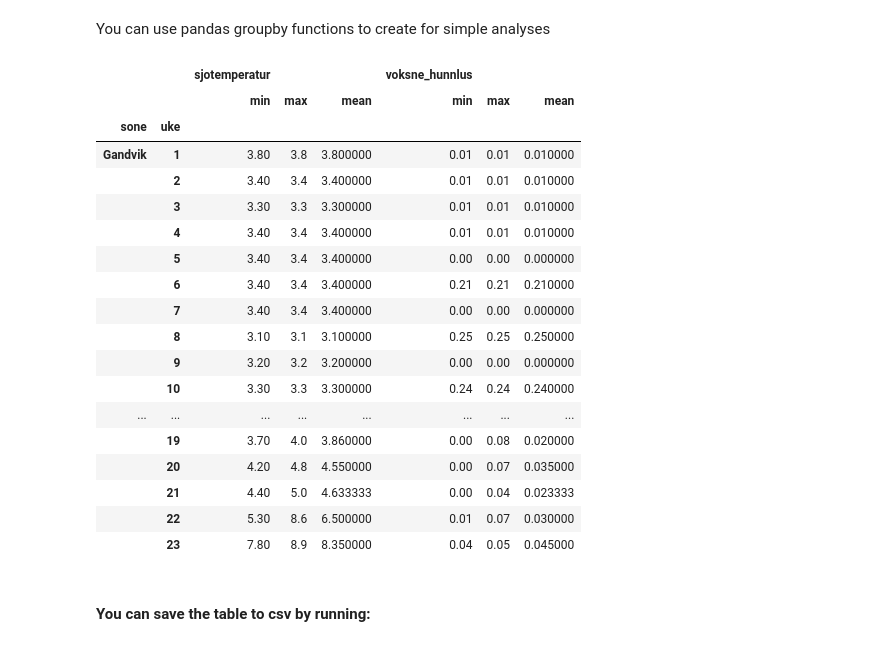
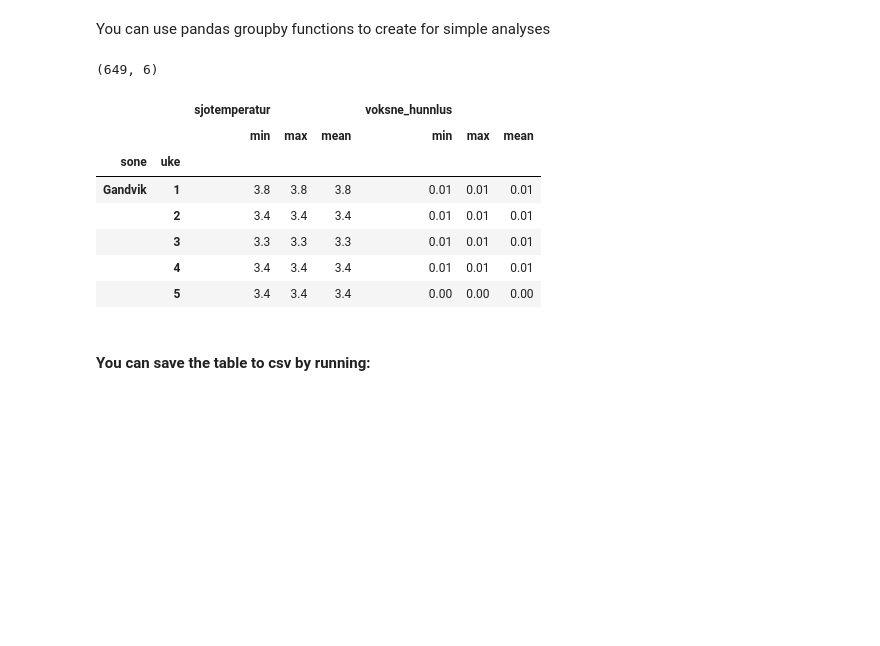
Before and after one commit to C4IROcean/OceanDataConnector, a Jupyter notebook: data/lusedata/Lusedata_app.ipynb, the cells around one changed output. Saved outputs shown, nothing was run; the diff lists cells and outputs as text; code cells hidden in the pictures; blank space fills up the shorter version.

```diff
--- a/data/lusedata/Lusedata_app.ipynb
+++ b/data/lusedata/Lusedata_app.ipynb
@@ -226,29 +173,21 @@ df[(df.uke == 2) & (df.voksne_hunnlus > 0.2)]
 # %% [markdown]
 You can use pandas groupby functions to create for simple analyses
 # %%
-df.groupby(["sone", "uke"]).agg(
+df_aggr = df.groupby(["sone", "uke"]).agg(
     {"sjotemperatur": ["min", "max", "mean"], "voksne_hunnlus": ["min", "max", "mean"]}
 )
+print(df_aggr.shape)
+df_aggr.head()
 # %% [output]
+(649, 6)
 |  |  | sjotemperatur |  |  | voksne_hunnlus |  |  |
 |  |  | min | max | mean | min | max | mean |
 | sone | uke |  |  |  |  |  |  |
-| Gandvik | 1 | 3.80 | 3.8 | 3.800000 | 0.01 | 0.01 | 0.010000 |
-|  | 2 | 3.40 | 3.4 | 3.400000 | 0.01 | 0.01 | 0.010000 |
-|  | 3 | 3.30 | 3.3 | 3.300000 | 0.01 | 0.01 | 0.010000 |
-|  | 4 | 3.40 | 3.4 | 3.400000 | 0.01 | 0.01 | 0.010000 |
-|  | 5 | 3.40 | 3.4 | 3.400000 | 0.00 | 0.00 | 0.000000 |
-|  | 6 | 3.40 | 3.4 | 3.400000 | 0.21 | 0.21 | 0.210000 |
-|  | 7 | 3.40 | 3.4 | 3.400000 | 0.00 | 0.00 | 0.000000 |
-|  | 8 | 3.10 | 3.1 | 3.100000 | 0.25 | 0.25 | 0.250000 |
-|  | 9 | 3.20 | 3.2 | 3.200000 | 0.00 | 0.00 | 0.000000 |
-|  | 10 | 3.30 | 3.3 | 3.300000 | 0.24 | 0.24 | 0.240000 |
-| ... | ... | ... | ... | ... | ... | ... | ... |
-|  | 19 | 3.70 | 4.0 | 3.860000 | 0.00 | 0.08 | 0.020000 |
-|  | 20 | 4.20 | 4.8 | 4.550000 | 0.00 | 0.07 | 0.035000 |
-|  | 21 | 4.40 | 5.0 | 4.633333 | 0.00 | 0.04 | 0.023333 |
-|  | 22 | 5.30 | 8.6 | 6.500000 | 0.01 | 0.07 | 0.030000 |
-|  | 23 | 7.80 | 8.9 | 8.350000 | 0.04 | 0.05 | 0.045000 |
+| Gandvik | 1 | 3.8 | 3.8 | 3.8 | 0.01 | 0.01 | 0.01 |
+|  | 2 | 3.4 | 3.4 | 3.4 | 0.01 | 0.01 | 0.01 |
+|  | 3 | 3.3 | 3.3 | 3.3 | 0.01 | 0.01 | 0.01 |
+|  | 4 | 3.4 | 3.4 | 3.4 | 0.01 | 0.01 | 0.01 |
+|  | 5 | 3.4 | 3.4 | 3.4 | 0.00 | 0.00 | 0.00 |
 # %% [markdown]
 #### You can save the table to csv by running:
 # %%
```
Also changed, not shown: parts of 13 cells of this notebook.
